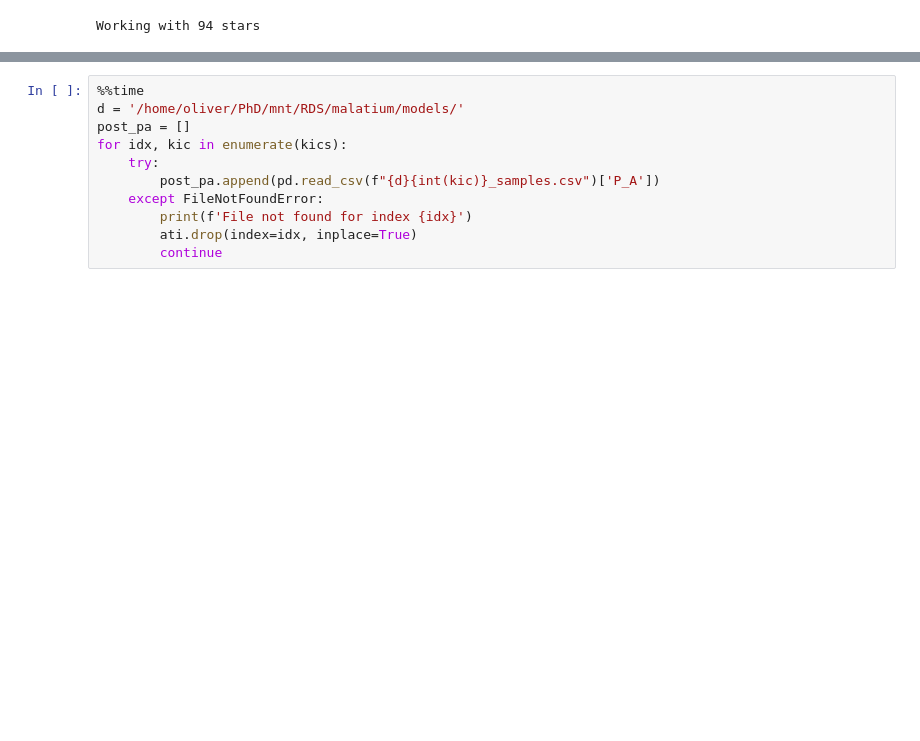
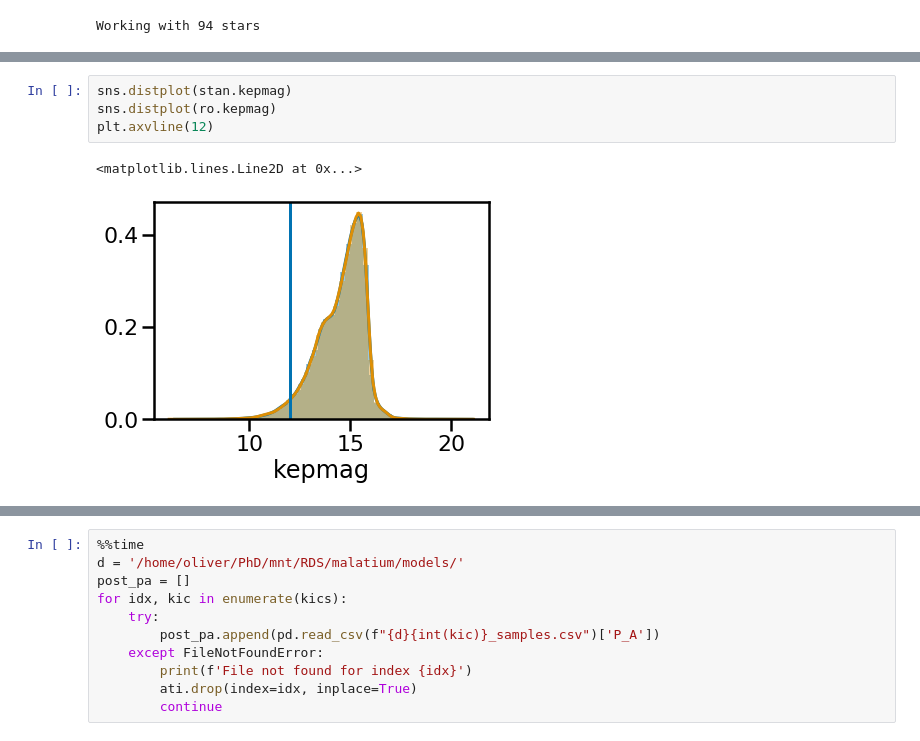
Before and after one commit to ojhall94/malatium, a Jupyter notebook: paper/model_plots.ipynb, the cells around one changed output, grey strips where cells are left out. Drawn from its saved outputs; the diff is of its cells as text; blank space fills up the shorter version.

```diff
--- a/paper/model_plots.ipynb
+++ b/paper/model_plots.ipynb
@@ -16,0 +120,7 @@ Working with 94 stars
+# %%
+sns.distplot(stan.kepmag)
+sns.distplot(ro.kepmag)
+plt.axvline(12)
+# %% [output]
+<matplotlib.lines.Line2D at 0x...>
+[figure, added]
```
Also changed, not shown: parts of 20 cells of this notebook.
